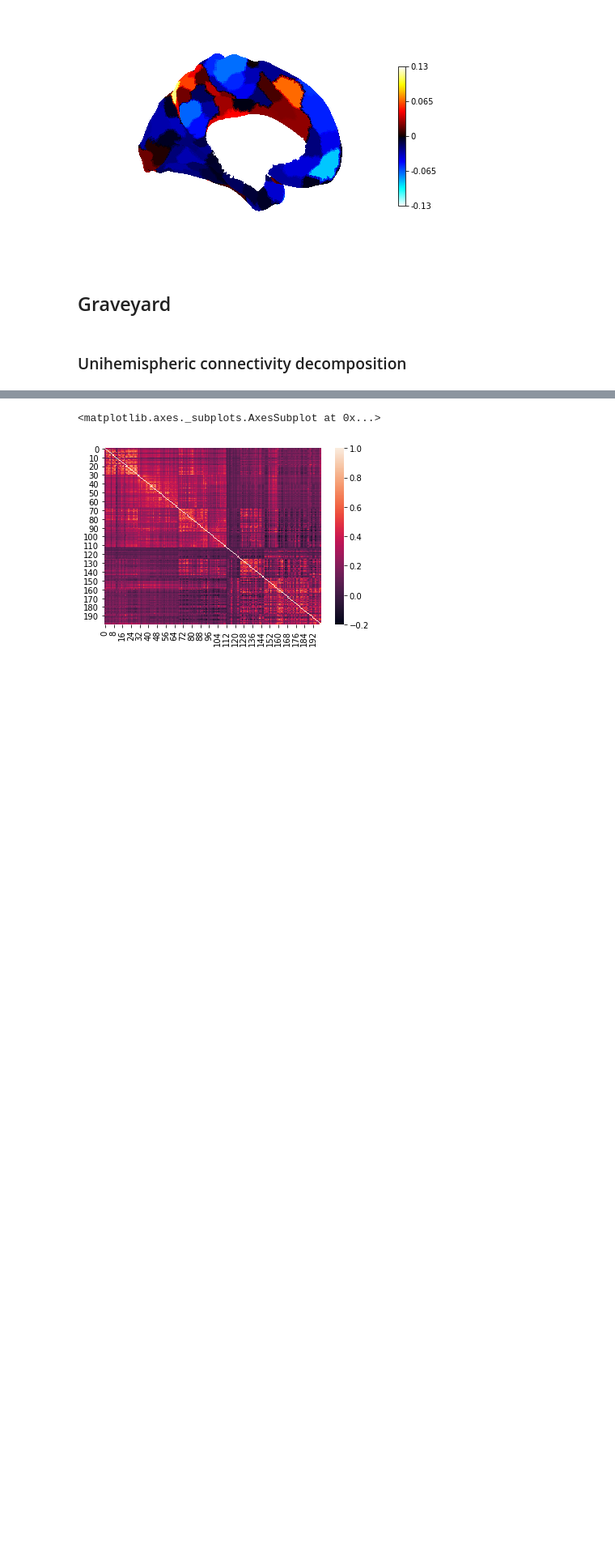
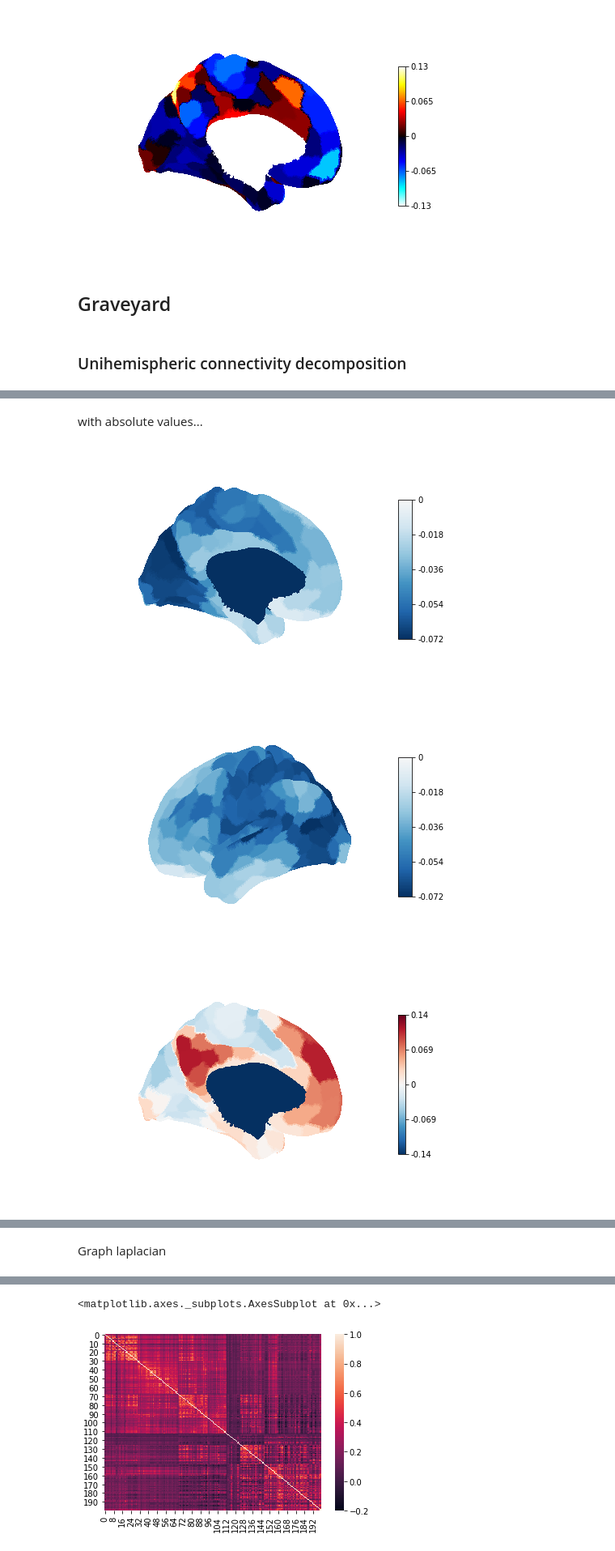
Before and after one commit to JohnGriffiths/BHTO19_GradientsVariability, a Jupyter notebook: scratch/looking_at_brainspace.ipynb, the cells around one changed output, grey strips where cells are left out. Shown at 81% size. Drawn from its saved outputs; the diff is of its cells as text; code cells hidden in the pictures; blank space fills up the shorter version.

```diff
--- a/scratch/looking_at_brainspace.ipynb
+++ b/scratch/looking_at_brainspace.ipynb
@@ -216,0 +284,44 @@ disp = plot_surf_stat_map([lhp_vtx,lhp_tri],
+# %% [markdown]
+with absolute values...
+# %%
+sch400_fc_abs_evals,sch400_fc_abs_evecs = np.linalg.eig(np.abs(sch400_fc))
+
+sch400_fc_abs_evecs_surf_pc1 = map_to_labels(sch400_fc_abs_evecs[:, 0],
+                                  sch400_parc, mask=sch400_parc != 0,fill=np.nan);
+
+sch400_fc_abs_evecs_surf_pc2 = map_to_labels(sch400_fc_abs_evecs[:, 1],
+                                  sch400_parc, mask=sch400_parc != 0,fill=np.nan);
+
+sch400_fc_abs_evecs_surf_pc3 = map_to_labels(sch400_fc_abs_evecs[:, 2],
+                                  sch400_parc, mask=sch400_parc != 0,fill=np.nan);
+
+
+disp = plot_surf_stat_map([lhp_vtx,lhp_tri],
+                          sch400_fc_abs_evecs_surf_pc1[:32492],
+                          view='medial',hemi='left',cmap='RdBu_r');
+
+disp = plot_surf_stat_map([lhp_vtx,lhp_tri],
+                          sch400_fc_abs_evecs_surf_pc1[:32492],
+                          view='lateral',hemi='left',cmap='RdBu_r');
+
+
+disp = plot_surf_stat_map([lhp_vtx,lhp_tri],
+                          sch400_fc_abs_evecs_surf_pc2[:32492],
+                          view='medial',hemi='left',cmap='RdBu_r');
+
+disp = plot_surf_stat_map([lhp_vtx,lhp_tri],
+                          sch400_fc_abs_evecs_surf_pc2[:32492],
+                          view='lateral',hemi='left',cmap='RdBu_r');
+
+
+disp = plot_surf_stat_map([lhp_vtx,lhp_tri],
+                          sch400_fc_abs_evecs_surf_pc3[:32492],
+                          view='medial',hemi='left',cmap='RdBu_r');
+
+disp = plot_surf_stat_map([lhp_vtx,lhp_tri],
+                          sch400_fc_abs_evecs_surf_pc3[:32492],
+                          view='lateral',hemi='left',cmap='RdBu_r');
+# %% [output]
+[figure, added]
+[figure, added]
+[figure, added]
@@ -216,0 +331,2 @@ disp = plot_surf_stat_map([lhp_vtx,lhp_tri],
+# %% [markdown]
+Graph laplacian
```
Also changed, not shown: parts of 25 cells of this notebook.
